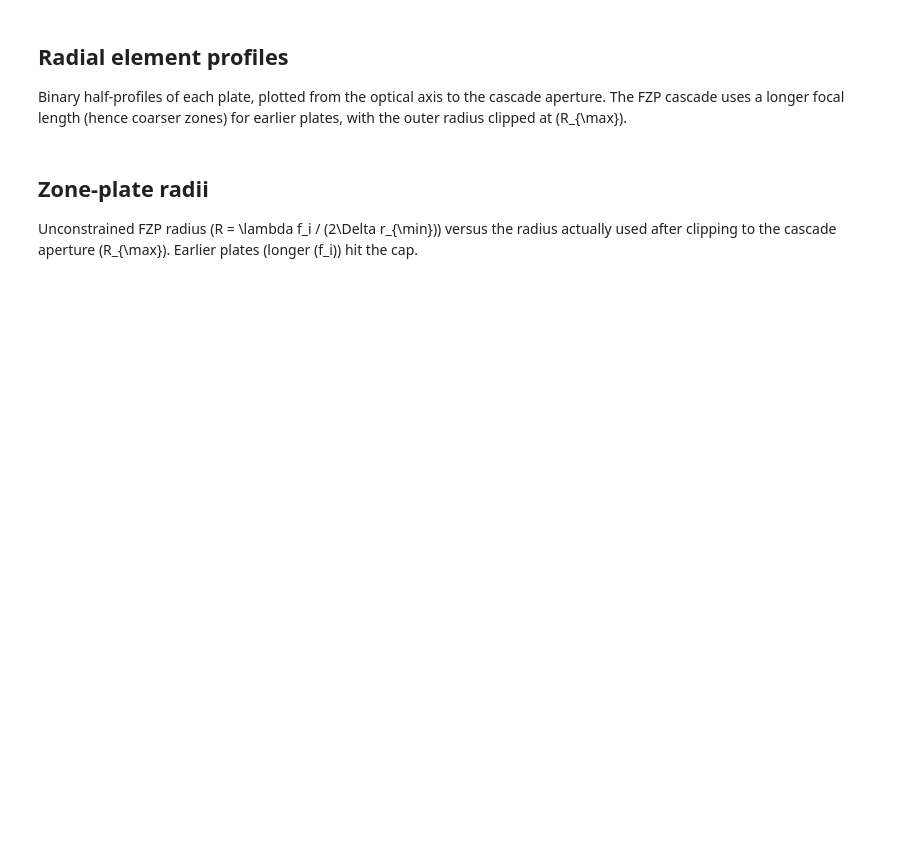
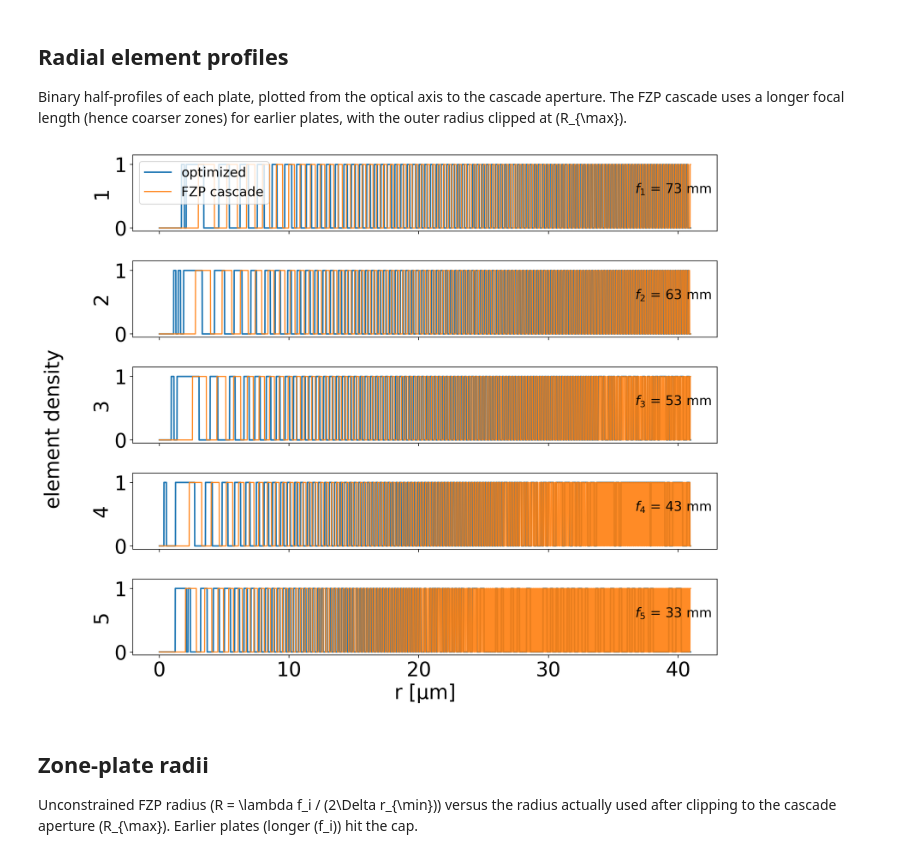
Before and after one commit to willmich2/xray_diff_cascades, a Jupyter notebook: notebooks/fzp_cascade_comparison.ipynb, the cells around one changed output. Cells and saved outputs as stored; diff of their text form; code cells hidden in the pictures; blank space fills up the shorter version.

```diff
--- a/notebooks/fzp_cascade_comparison.ipynb
+++ b/notebooks/fzp_cascade_comparison.ipynb
@@ -123,20 +135,22 @@ Binary half-profiles of each plate, plotted from the optical axis to the cascade
 # %%
 r_um = r_half[::-1] * 1e6
 fig, axes = plt.subplots(Nelem, 1, figsize=(12, 2.0 * Nelem), sharex=True)
 if Nelem == 1:
     axes = [axes]
 for i, ax in enumerate(axes):
     ax.plot(r_um, opt_profiles[i, ::-1], color=colors[0], linewidth=1.8, label="optimized" if i == 0 else None)
     ax.plot(r_um, fzp_profiles[i, ::-1], color=colors[1], linewidth=1.4, alpha=0.9, label="FZP cascade" if i == 0 else None)
     ax.set_ylim(-0.05, 1.15)
     ax.set_yticks([0, 1])
     ax.set_ylabel(f"{i + 1}")
     f_i = float(results["fzp_focal_lengths"][i])
     ax.text(0.99, 0.55, f"$f_{{{i + 1}}}$ = {f_i * 1e3:.0f} mm", transform=ax.transAxes, ha="right", va="center", fontsize=16)
-axes[0].legend(fontsize=16, loc="upper left", frameon=False)
+axes[0].legend(fontsize=16, loc="upper left")
 axes[-1].set_xlabel("r [µm]")
 fig.supylabel("element density", fontsize=24)
 fig.tight_layout()
+# %% [output]
+[figure, added]
 # %% [markdown]
 ## Zone-plate radii
 
```
Also changed, not shown: parts of 4 cells of this notebook, 8 other files.
